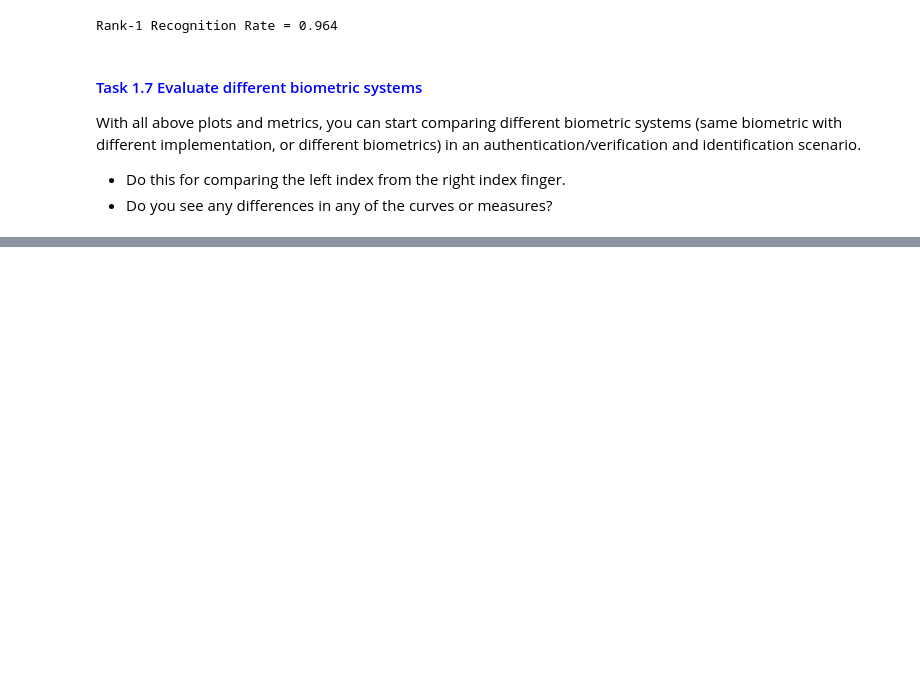
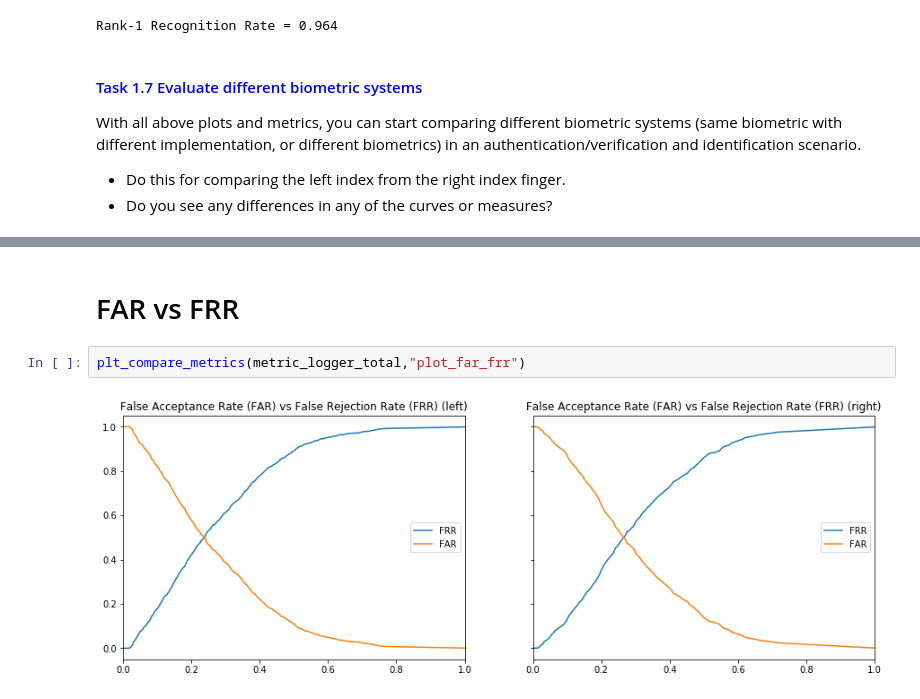
Before and after one commit to JesusGarciaRamirez/Biometrics, a Jupyter notebook: BioAssigment1/assignment_1.ipynb, the cells around one changed output, grey strips where cells are left out. Drawn from its saved outputs; the diff is of its cells as text; blank space fills up the shorter version.

```diff
--- a/BioAssigment1/assignment_1.ipynb
+++ b/BioAssigment1/assignment_1.ipynb
@@ -609,0 +641,6 @@ With all above plots and metrics, you can start comparing different biometric sy
+# %% [markdown]
+# FAR vs FRR
+# %%
+plt_compare_metrics(metric_logger_total,"plot_far_frr")
+# %% [output]
+[figure, added]
```
Also changed, not shown: parts of 21 cells of this notebook, 1 other file.
